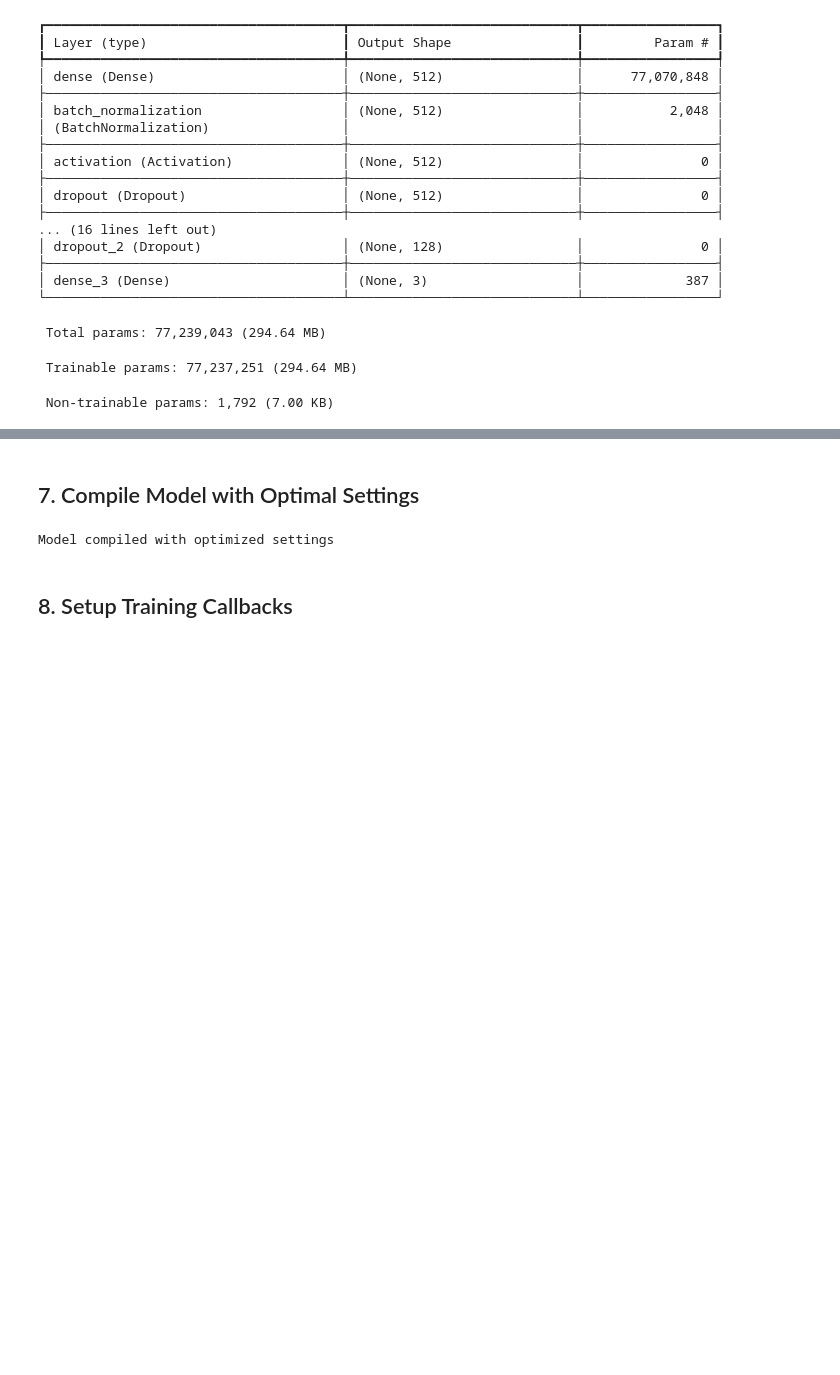
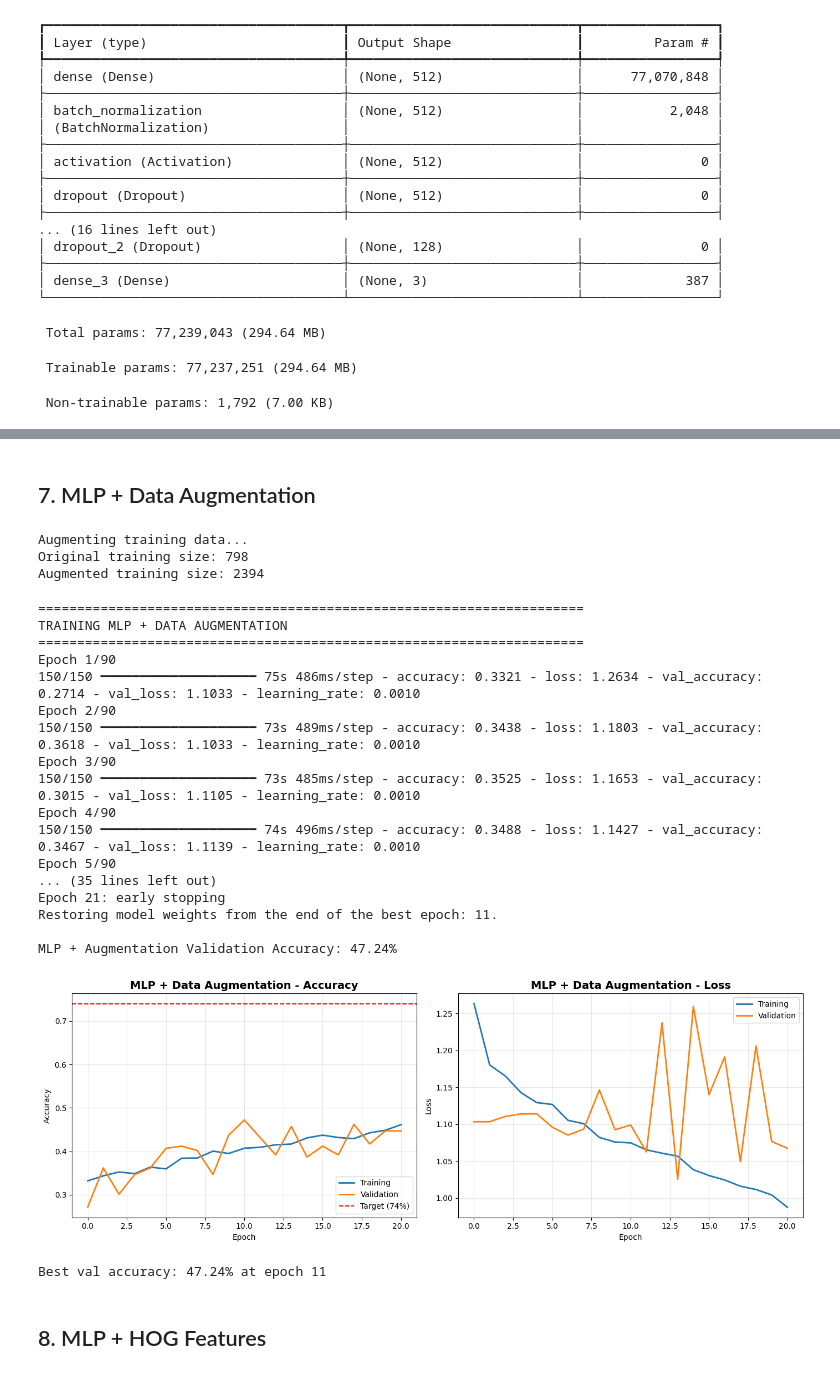
Before and after one commit to arberzylyftari/rps-project, a Jupyter notebook: notebooks/RockPaperScissors_FFNN.ipynb, the cells around one changed output, grey strips where cells are left out. Saved outputs shown, nothing was run; the diff lists cells and outputs as text; code cells hidden in the pictures; blank space fills up the shorter version.

```diff
--- a/notebooks/RockPaperScissors_FFNN.ipynb
+++ b/notebooks/RockPaperScissors_FFNN.ipynb
@@ -225,17 +273,57 @@ Model: "MLP_Optimized"
 # %% [markdown]
-## 7. Compile Model with Optimal Settings
+## 7. MLP + Data Augmentation
 # %%
-initial_learning_rate = 0.001
+print("Augmenting training data...")
+X_train_aug, y_train_aug = augment_dataset(X_train, y_train, augment_factor=2)
+print(f"Original training size: {len(X_train)}")
+print(f"Augmented training size: {len(X_train_aug)}")
 
-mlp_model.compile(
-    optimizer=keras.optimizers.Adam(learning_rate=initial_learning_rate),
-    loss='sparse_categorical_crossentropy',
-    metrics=['accuracy']
-)
-
-print("Model compiled with optimized settings")
+X_train_aug_flat = X_train_aug.reshape(X_train_aug.shape[0], -1)
 # %% [output]
-Model compiled with optimized settings
+Augmenting training data...
+Original training size: 798
+Augmented training size: 2394
+# %%
+mlp_aug_model = build_mlp_model(X_train_aug_flat.shape[1], NUM_CLASSES)
+compile_model(mlp_aug_model)
+callbacks_aug = get_callbacks()
+
+print("="*70)
+print("TRAINING MLP + DATA AUGMENTATION")
+print("="*70)
+
+history_mlp_aug = mlp_aug_model.fit(
+    X_train_aug_flat, y_train_aug,
+    validation_data=(X_val_flat, y_val),
+    epochs=EPOCHS,
+    batch_size=BATCH_SIZE,
+    callbacks=callbacks_aug,
+    verbose=1
+)
+
+_, mlp_aug_val_acc = mlp_aug_model.evaluate(X_val_flat, y_val, verbose=0)
+print(f"\nMLP + Augmentation Validation Accuracy: {mlp_aug_val_acc:.2%}")
+plot_history(history_mlp_aug, title="MLP + Data Augmentation")
+# %% [output]
+======================================================================
+TRAINING MLP + DATA AUGMENTATION
+======================================================================
+Epoch 1/90
+150/150 ━━━━━━━━━━━━━━━━━━━━ 75s 486ms/step - accuracy: 0.3321 - loss: 1.2634 - val_accuracy: 0.2714 - val_loss: 1.1033 - learning_rate: 0.0010
+Epoch 2/90
+150/150 ━━━━━━━━━━━━━━━━━━━━ 73s 489ms/step - accuracy: 0.3438 - loss: 1.1803 - val_accuracy: 0.3618 - val_loss: 1.1033 - learning_rate: 0.0010
+Epoch 3/90
+150/150 ━━━━━━━━━━━━━━━━━━━━ 73s 485ms/step - accuracy: 0.3525 - loss: 1.1653 - val_accuracy: 0.3015 - val_loss: 1.1105 - learning_rate: 0.0010
+Epoch 4/90
+150/150 ━━━━━━━━━━━━━━━━━━━━ 74s 496ms/step - accuracy: 0.3488 - loss: 1.1427 - val_accuracy: 0.3467 - val_loss: 1.1139 - learning_rate: 0.0010
+Epoch 5/90
+... (35 lines left out)
+Epoch 21: early stopping
+Restoring model weights from the end of the best epoch: 11.
+
+MLP + Augmentation Validation Accuracy: 47.24%
+[figure, added]
+Best val accuracy: 47.24% at epoch 11
 # %% [markdown]
-## 8. Setup Training Callbacks
+## 8. MLP + HOG Features
 # %%
```
Also changed, not shown: parts of 38 cells of this notebook, 1 other file.
